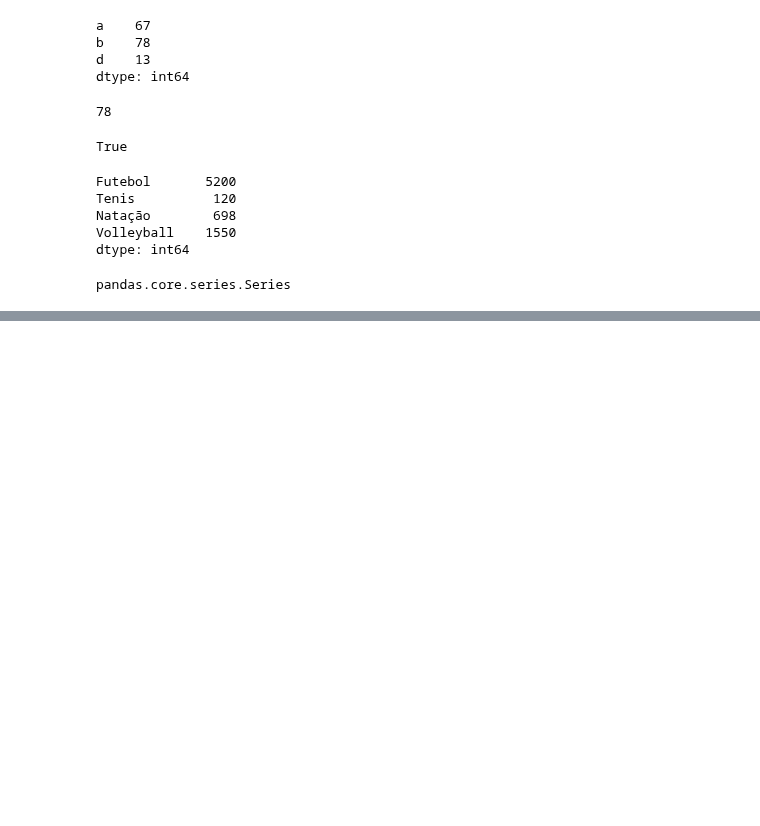
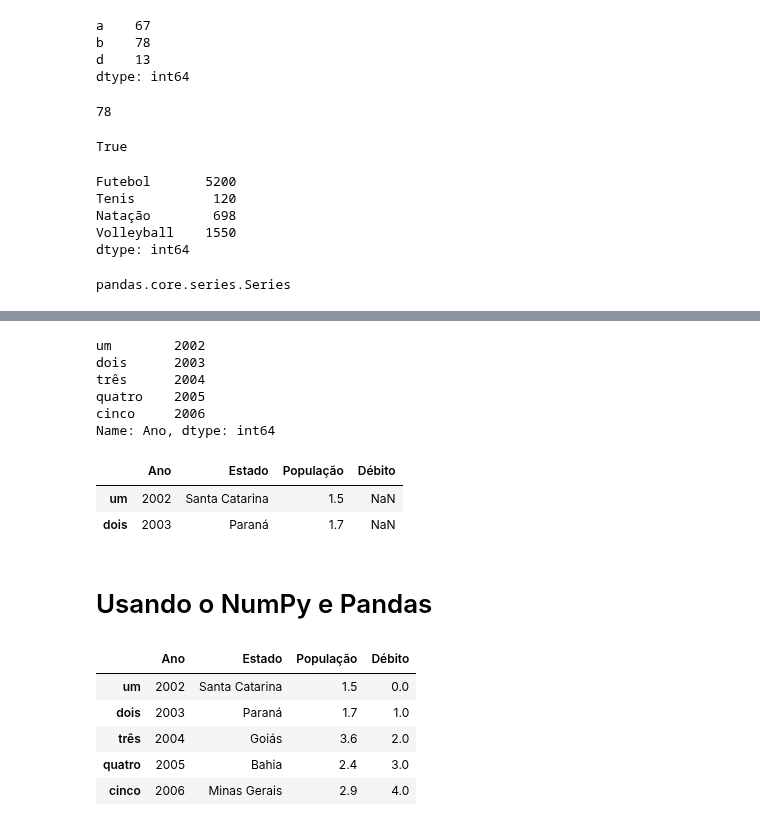
Before and after one commit to leonardodamata/Python_Analise_Dados, a Jupyter notebook: Modulo_Pandas.ipynb, the cells around one changed output, grey strips where cells are left out. Drawn from its saved outputs; the diff is of its cells as text; code cells hidden in the pictures; blank space fills up the shorter version.

```diff
--- a/Modulo_Pandas.ipynb
+++ b/Modulo_Pandas.ipynb
@@ -103,0 +255,17 @@ Obj4 = Series(dict, index=esportes)
+# %%
+frame2.Ano
+# %% [output]
+um        2002
+dois      2003
+três      2004
+quatro    2005
+cinco     2006
+Name: Ano, dtype: int64
+# %%
+frame2[:2]
+# %% [output]
+|  | Ano | Estado | População | Débito |
+| um | 2002 | Santa Catarina | 1.5 | NaN |
+| dois | 2003 | Paraná | 1.7 | NaN |
+# %% [markdown]
+# Usando o NumPy e Pandas
@@ -103,0 +278,9 @@ Obj4 = Series(dict, index=esportes)
+# %%
+frame2
+# %% [output]
+|  | Ano | Estado | População | Débito |
+| um | 2002 | Santa Catarina | 1.5 | 0.0 |
+| dois | 2003 | Paraná | 1.7 | 1.0 |
+| três | 2004 | Goiás | 3.6 | 2.0 |
+| quatro | 2005 | Bahia | 2.4 | 3.0 |
+| cinco | 2006 | Minas Gerais | 2.9 | 4.0 |
```
Also changed, not shown: parts of 32 cells of this notebook.
